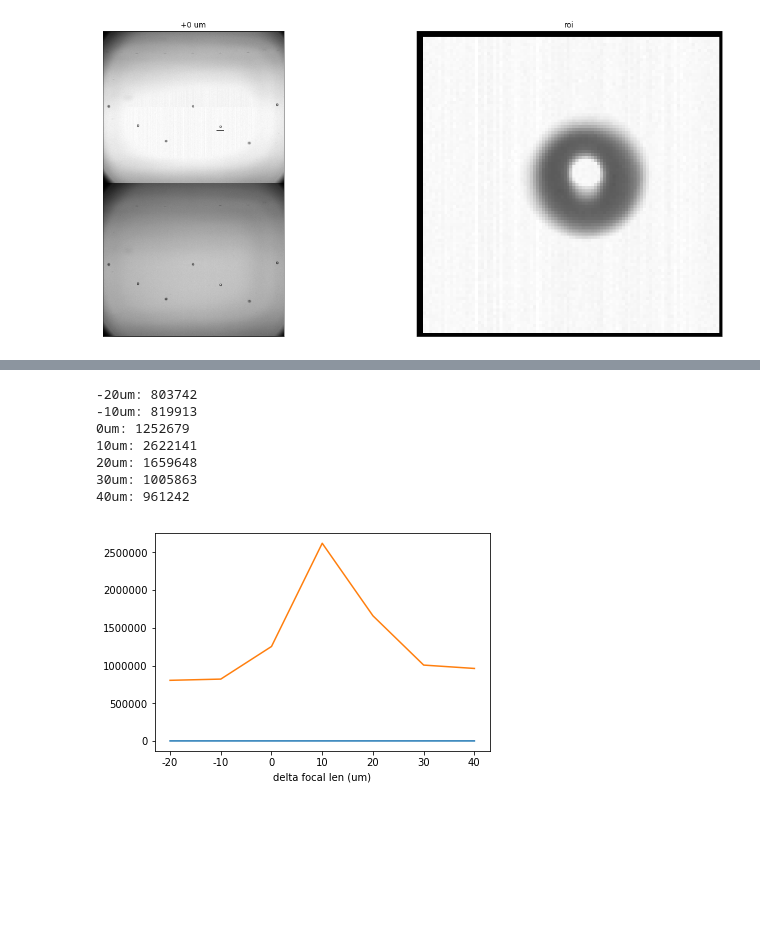
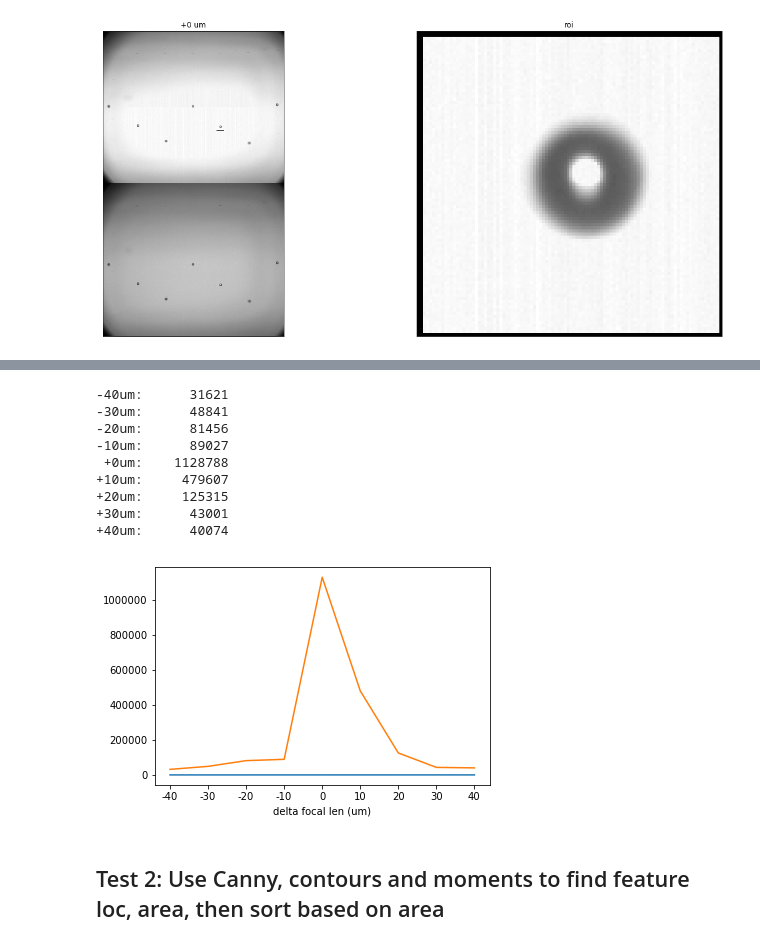
Before and after one commit to Aniruddh1/ipython-opencv-notebooks, a Jupyter notebook: notebooks/DIF_AutoFocus.ipynb, the cells around one changed output, grey strips where cells are left out. Drawn from its saved outputs; the diff is of its cells as text; code cells hidden in the pictures; blank space fills up the shorter version.

```diff
--- a/notebooks/DIF_AutoFocus.ipynb
+++ b/notebooks/DIF_AutoFocus.ipynb
@@ -48,7 +51,7 @@ def variance_of_laplacian(img):
     # measure, which is simply the variance of the Laplacian
     return cv2.Laplacian(img, cv2.CV_64F).var()
 # %%
-imgs = {}
+imgs = OrderedDict()
 imgs["+0"  ] = paths.images_root+'/dif/focus/+0/2017-09-29_09.22.41/DispenserOpt_00005_2017-09-29_09.22.52.png'
 #imgs["+100"] = paths.images_root+'/dif/focus/+100um/2017-09-29_09.24.18/DispenserOpt_00005_2017-09-29_09.24.30.png'
 imgs["+10" ] = paths.images_root+'/dif/focus/+10um/2017-09-29_09.23.27/DispenserOpt_00005_2017-09-29_09.23.38.png'
@@ -111,6 +114,7 @@ def findBLOBs(img):
 # %%
 def findROI(img8, num_cols, coi, tag="", debug=True):
     plot_list = []
+    plot_list.append( (img8,'roi:%s'%tag) )
 
     rows,cols = img8.shape
     col_width = int(cols/num_cols)
@@ -135,7 +139,7 @@ def findROI(img8, num_cols, coi, tag="", debug=True):
         roi = col_img.copy()[y-75:y+75, 1:col_width]
 
         if debug:
-            plot_list.append( (roi,'roi:%s'%tag) )
+#             plot_list.append( (roi,'roi:%s'%tag) )
             cv2.circle(col_img, (x, y), int(dia/2), (0,0,255),2)
             cv2.line(col_img, (x, y-dia), (x, y+dia), (0,0,255), 3)
             cv2.line(col_img, (x-dia, y), (x+dia, y), (0,0,255), 3)
@@ -175,8 +179,9 @@ roi = findROI(img8, num_cols, coi, tag=k, debug=True)
 # %%
 img_list = []
+plot_list = []
 
 num_cols = 7
-coi = 3    # 'column of interest', zero-based
+coi = 6   # 'column of interest', zero-based
 
 for k,v in imgs.items():
     print("Finding ROI for img %s" % (k))
@@ -190,12 +195,17 @@ for k,v in imgs.items():
     img8 = convert16BitTo8Bit(img16)
     cv2.putText(img8, k, (50, 50), cv2.FONT_HERSHEY_DUPLEX, 2, (255,255,255), 1)
 
-    roi = findROI(img8, num_cols, coi, debug=True)
+    roi = findROI(img8, num_cols, coi, tag=k, debug=False)
     if roi is not None:
         img_list.append( (roi, int(k)) )
 
+img_list = sorted(img_list, key=lambda x: x[1])
 
-img_list = sorted(img_list, key=lambda x: x[1])
+for img in img_list:
+    plot_list.append( ( img[0], "%dum" % (int(img[1])) ) )
+
 print("Found %d ROIs" % len(img_list))
+
+util.plot_imgs(plot_list, max_cols = 4)
 # %% [output]
 Finding ROI for img +0
@@ -217,0 +224,11 @@ Finding ROI for img -20
+# %%
+thresh_img_list = []
+plot_list = []
+
+for img in img_list:
+    ret, roi_thresh = cv2.threshold(img[0], 220, 255, cv2.THRESH_TRUNC)
+    thresh_img_list.append( (roi_thresh, int(img[1])) )
+    plot_list.append( ( roi_thresh, "%dum" % (int(img[1])) ) )
+
+thresh_img_list = sorted(thresh_img_list, key=lambda x: x[1])
+util.plot_imgs(plot_list, max_cols = 4)
@@ -218,26 +247,34 @@ Finding ROI for img -20
 # %%
 results = []
 plot_list = []
 ksize=7
-for img in img_list:
-    img2 = cv2.Laplacian(img[0], cv2.CV_64F, ksize=ksize)
-    focus_measure = img2.var()
-    plot_list.append( ((img2), "%dum: %d" % (img[1], int(focus_measure)) ) )
+
+# img_list contains list of tuples: (img, 'name')
+for img in thresh_img_list:
+    # Calc Laplacian of image
+    lap_img = cv2.Laplacian(img[0], cv2.CV_64F, ksize=ksize)
+    # Cal variance of Laplacian
+    focus_measure = lap_img.var()
+    plot_list.append( ((lap_img), "%dum: %d" % (img[1], int(focus_measure)) ) )
     results.append( (img[1], int(focus_measure)) )
-    print("%dum: %d" % (img[1], int(focus_measure)))
+    print("%+ 3dum: % 10d" % (img[1], int(focus_measure)))
 
 plt.plot(results)
 x_labels = [i[0] for i in results]
 plt.xticks(range(len(x_labels)), x_labels)
 plt.xlabel('delta focal len (um)')
 plt.show()
 #util.plot_imgs(plot_list, max_cols = 2)
 # %% [output]
--20um: 803742
--10um: 819913
-0um: 1252679
-10um: 2622141
-20um: 1659648
-30um: 1005863
-40um: 961242
+-40um:      31621
+-30um:      48841
+-20um:      81456
+-10um:      89027
+ +0um:    1128788
++10um:     479607
++20um:     125315
++30um:      43001
++40um:      40074
-[figure, old version]
+[figure, new version]
+# %% [markdown]
+## Test 2: Use Canny, contours and moments to find feature loc, area, then sort based on area
```
Also changed, not shown: parts of 8 cells of this notebook, 3 other files.
